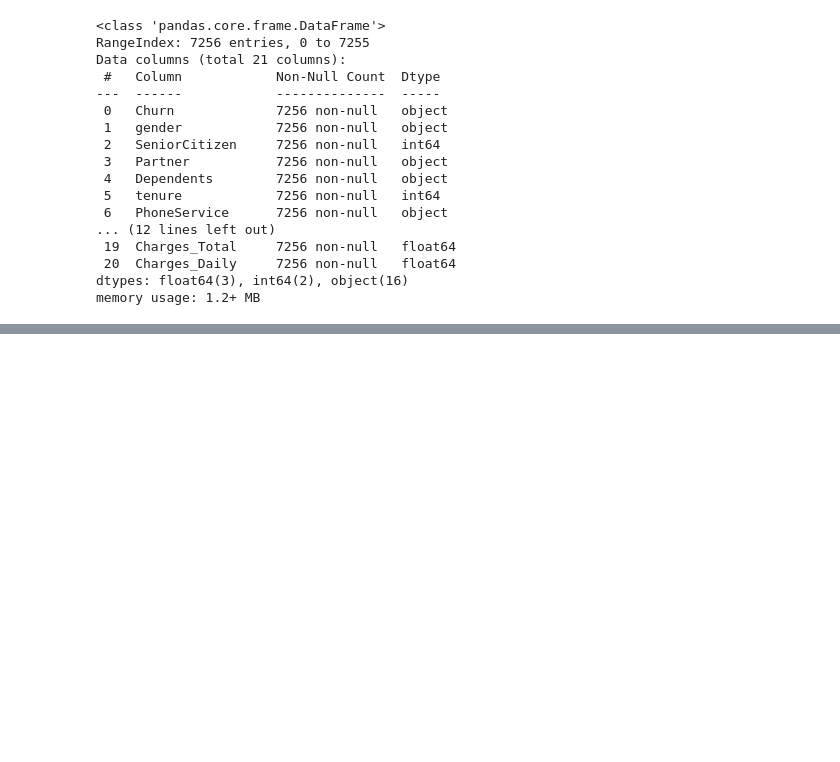
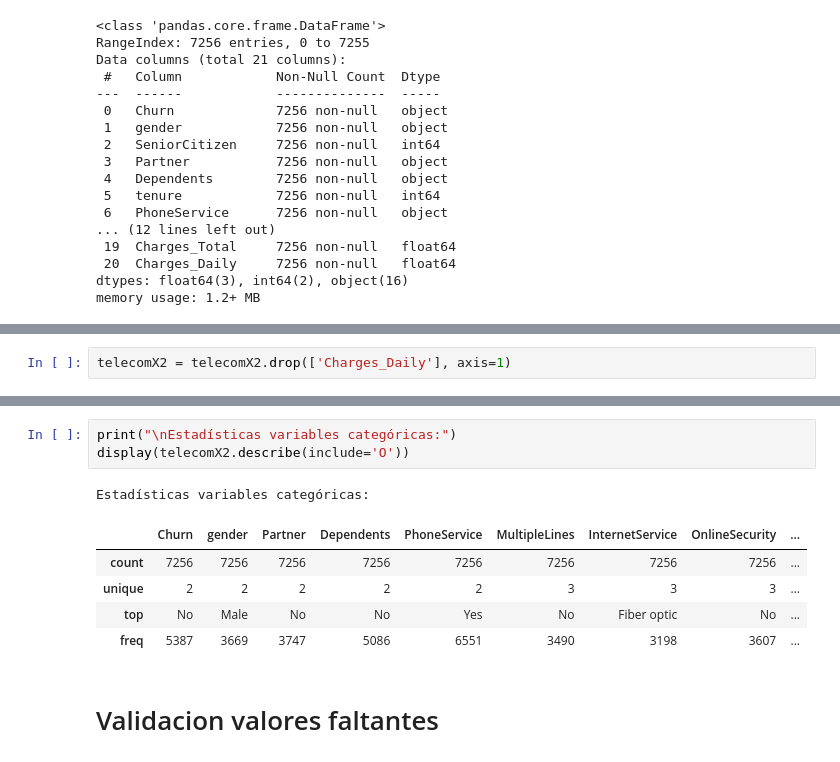
Before and after one commit to AlexTovar31/Challenge_Telecom_2, a Jupyter notebook: TelecomX_2.ipynb, the cells around one changed output, grey strips where cells are left out. Cells and saved outputs as stored; diff of their text form; blank space fills up the shorter version.

```diff
--- a/TelecomX_2.ipynb
+++ b/TelecomX_2.ipynb
@@ -46,0 +43,2 @@ Index(['Churn', 'gender', 'Partner', 'Dependents', 'PhoneService',
+# %%
+telecomX2 = telecomX2.drop(['Charges_Daily'], axis=1)
@@ -46,0 +63,12 @@ Index(['Churn', 'gender', 'Partner', 'Dependents', 'PhoneService',
+# %%
+print("\nEstadísticas variables categóricas:")
+display(telecomX2.describe(include='O'))
+# %% [output]
+Estadísticas variables categóricas:
+|  | Churn | gender | Partner | Dependents | PhoneService | MultipleLines | InternetService | OnlineSecurity | ... |
+| count | 7256 | 7256 | 7256 | 7256 | 7256 | 7256 | 7256 | 7256 | ... |
+| unique | 2 | 2 | 2 | 2 | 2 | 3 | 3 | 3 | ... |
+| top | No | Male | No | No | Yes | No | Fiber optic | No | ... |
+| freq | 5387 | 3669 | 3747 | 5086 | 6551 | 3490 | 3198 | 3607 | ... |
+# %% [markdown]
+# Validacion valores faltantes
```
Also changed, not shown: parts of 36 cells of this notebook.
